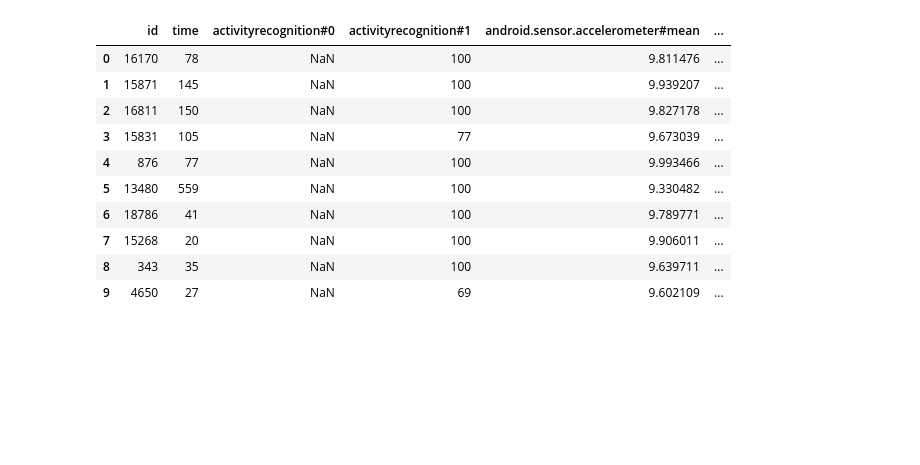
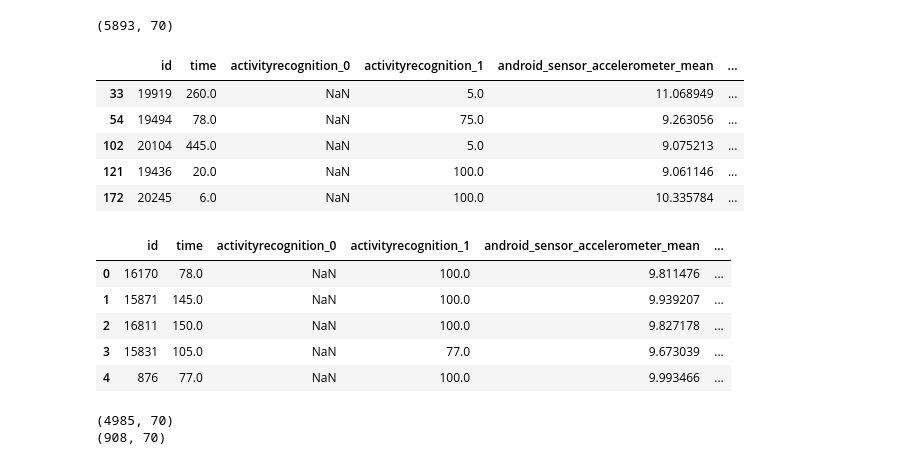
Before and after one commit to nsarkhanov/AI_Course_Exercise, a Jupyter notebook: Projects/Untitled.ipynb, the cells around one changed output. Drawn from its saved outputs; the diff is of its cells as text; code cells hidden in the pictures; blank space fills up the shorter version.

```diff
--- a/Projects/Untitled.ipynb
+++ b/Projects/Untitled.ipynb
@@ -10,18 +10,52 @@ from sklearn.model_selection import KFold
 from sklearn.preprocessing import LabelEncoder
 from sklearn.pipeline import Pipeline
 # %%
-data=pd.read_csv('./dataset_5secondWindow-Copy1.csv')
+data=pd.read_csv('./Building-Week-2/data/data_5secondWindow .csv')
-# %%
-data.head(10)
-# %% [output]
-|  | id | time | activityrecognition#0 | activityrecognition#1 | android.sensor.accelerometer#mean | ... |
-| 0 | 16170 | 78 | NaN | 100 | 9.811476 | ... |
-| 1 | 15871 | 145 | NaN | 100 | 9.939207 | ... |
-| 2 | 16811 | 150 | NaN | 100 | 9.827178 | ... |
-| 3 | 15831 | 105 | NaN | 77 | 9.673039 | ... |
-| 4 | 876 | 77 | NaN | 100 | 9.993466 | ... |
-| 5 | 13480 | 559 | NaN | 100 | 9.330482 | ... |
-| 6 | 18786 | 41 | NaN | 100 | 9.789771 | ... |
-| 7 | 15268 | 20 | NaN | 100 | 9.906011 | ... |
-| 8 | 343 | 35 | NaN | 100 | 9.639711 | ... |
-| 9 | 4650 | 27 | NaN | 69 | 9.602109 | ... |
+# %%
+data.shape
+# %% [output]
+(5893, 70)
+# %%
+def change_name(df):
+    column_names=[]
+    for i in df.columns:
+        k=i.replace('.','_').replace("#",'_')
+        df.rename(columns = {i:k}, inplace = True)
+    return df
+data=change_name(data)
+# %%
+# create test data from some user
+df=data.copy()
+user1=df[df['user']=='Pierpaolo']
+user2=df[df['user']=='IvanHeibi']
+user3=df[df['user']=='AndreaCarpineti']
+user4=df[df['user']=='Elena']
+users=[user1,user2,user3,user4]
+df_test=pd.concat(users)
+df_test.head(5)
+# %% [output]
+|  | id | time | activityrecognition_0 | activityrecognition_1 | android_sensor_accelerometer_mean | ... |
+| 33 | 19919 | 260.0 | NaN | 5.0 | 11.068949 | ... |
+| 54 | 19494 | 78.0 | NaN | 75.0 | 9.263056 | ... |
+| 102 | 20104 | 445.0 | NaN | 5.0 | 9.075213 | ... |
+| 121 | 19436 | 20.0 | NaN | 100.0 | 9.061146 | ... |
+| 172 | 20245 | 6.0 | NaN | 100.0 | 10.335784 | ... |
+# %%
+# train data
+df_train = df.merge(df_test, how='left', indicator=True)
+df_train = df_train[df_train['_merge'] == 'left_only']
+df_train=df_train.drop('_merge',axis=1)
+df_train.head(5)
+# %% [output]
+|  | id | time | activityrecognition_0 | activityrecognition_1 | android_sensor_accelerometer_mean | ... |
+| 0 | 16170 | 78.0 | NaN | 100.0 | 9.811476 | ... |
+| 1 | 15871 | 145.0 | NaN | 100.0 | 9.939207 | ... |
+| 2 | 16811 | 150.0 | NaN | 100.0 | 9.827178 | ... |
+| 3 | 15831 | 105.0 | NaN | 77.0 | 9.673039 | ... |
+| 4 | 876 | 77.0 | NaN | 100.0 | 9.993466 | ... |
+# %%
+print(df_train.shape)
+print(df_test.shape)
+# %% [output]
+(4985, 70)
+(908, 70)
```
